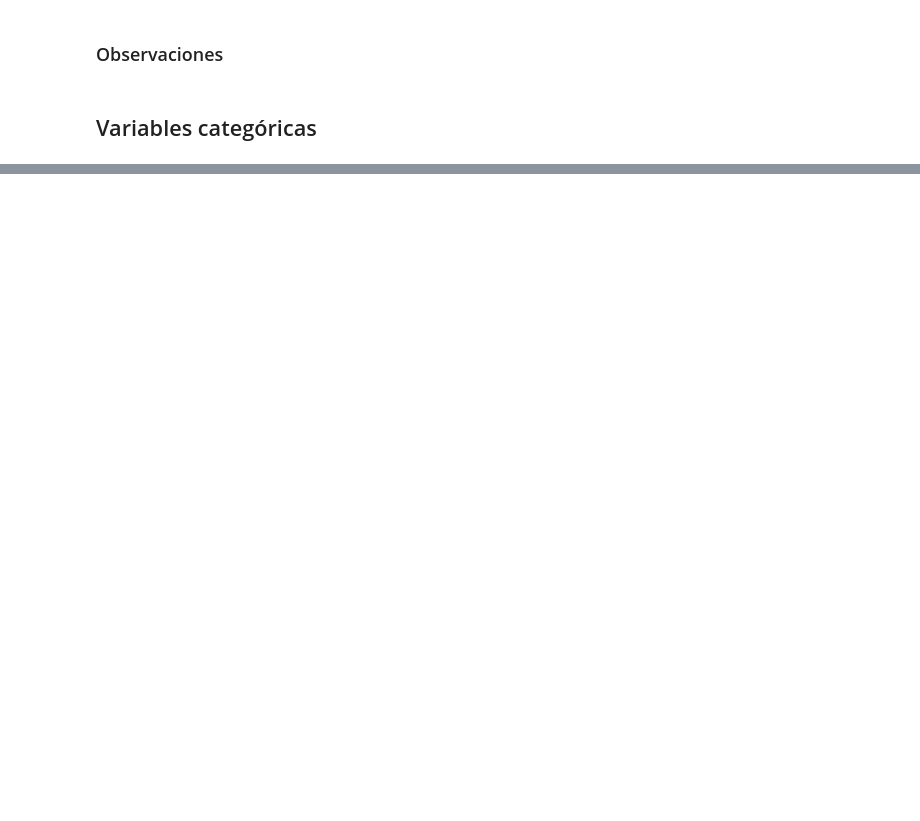
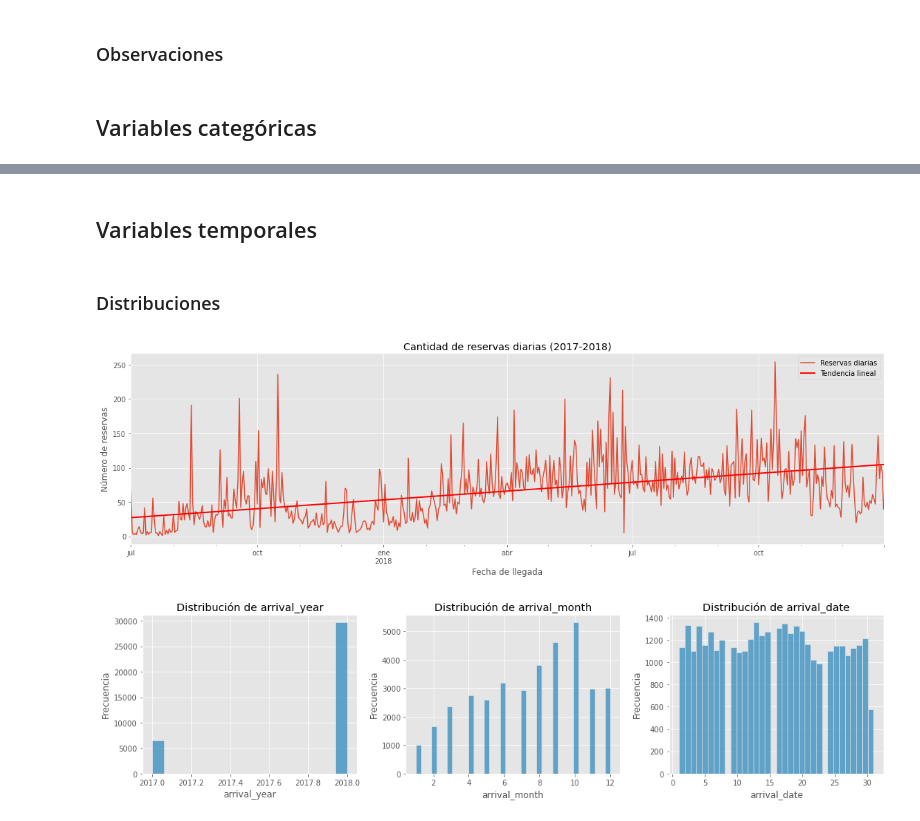
Before and after one commit to YacoCappelletti/analisis_reservas_hotel_dev, a Jupyter notebook: analisis_reservas_hotel_2.ipynb, the cells around one changed output, grey strips where cells are left out. Cells and saved outputs as stored; diff of their text form; code cells hidden in the pictures; blank space fills up the shorter version.

```diff
--- a/analisis_reservas_hotel_2.ipynb
+++ b/analisis_reservas_hotel_2.ipynb
@@ -169,0 +267,20 @@ display(top_10_corr_full)
+# %%
+# Configurar estilo para las tablas
+plt.style.use('ggplot')
+from IPython.display import HTML, display
+
+display(HTML("<style>.container { width:100% !important; }</style>"))
+
+# Crear función para mostrar tablas con título
+def display_freq_table(col):
+    freq_table = pd.DataFrame({
+        'Frecuencia Absoluta': df[col].value_counts(),
+        'Frecuencia Relativa (%)': (df[col].value_counts(normalize=True) * 100).round(2)
+    })
+
+    display(HTML(f"<h3 style='text-align: center;'>Distribución de {col}</h3>"))
+    display(HTML(f"<div style='display: flex; justify-content: center;'><div style='margin: 10px;'>{freq_table.to_html()}</div></div>"))
+
+# Mostrar tablas para cada variable categórica
+for col in categorical_cols:
+    display_freq_table(col)
@@ -169,0 +336,55 @@ display(top_10_corr_full)
+# %% [markdown]
+## Variables temporales
+# %% [markdown]
+### Distribuciones
+# %%
+# Asegurarse de que las variables temporales sean del tipo adecuado
+# Convertir las columnas de fecha a tipo datetime
+# Asegurarse de que las variables temporales sean del tipo adecuado
+# Convertir las columnas de fecha a tipo datetime y manejar fechas inválidas
+df['arrival_date_complete'] = pd.to_datetime(df['arrival_year'].astype(str) + '-' + df['arrival_month'].astype(str) + '-' + df['arrival_date'].astype(str), errors='coerce')
+
+# Eliminar filas con fechas inválidas
+df.dropna(subset=['arrival_date_complete'], inplace=True)
+# Agrupar por fecha completa y contar el número de reservas diarias
+daily_reservations = df.groupby('arrival_date_complete').size()
+
+# Agregar un gráfico de líneas de la cantidad de reservas diarias durante los 2 años con línea de tendencia lineal
+plt.figure(figsize=(16, 5))
+daily_reservations.plot(label='Reservas diarias')
+
+# Línea de tendencia lineal
+x = np.arange(len(daily_reservations))
+y = daily_reservations.values
+coef = np.polyfit(x, y, 1)
+linear_trend = np.polyval(coef, x)
+plt.plot(daily_reservations.index, linear_trend, color='red', linewidth=2, label='Tendencia lineal')
+
+plt.title('Cantidad de reservas diarias (2017-2018)')
+plt.xlabel('Fecha de llegada')
+plt.ylabel('Número de reservas')
+plt.legend()
+plt.tight_layout()
+plt.show()
+
+df['arrival_year'] = df['arrival_year'].astype(int)
+df['arrival_month'] = df['arrival_month'].astype(int)
+df['arrival_date'] = df['arrival_date'].astype(int)
+
+# Visualizar distribuciones de variables temporales
+num_vars = len(temporal_cols)
+n_cols = 3
+n_rows = math.ceil(num_vars / n_cols)
+
+plt.figure(figsize=(5 * n_cols, 4 * n_rows))
+for i, col in enumerate(temporal_cols):
+    plt.subplot(n_rows, n_cols, i + 1)
+    sns.histplot(df[col], kde=False)
+    plt.title(f'Distribución de {col}')
+    plt.xlabel(col)
+    plt.ylabel('Frecuencia')
+plt.tight_layout()
+plt.show()
+# %% [output]
+[figure, added]
+[figure, added]
```
Also changed, not shown: parts of 29 cells of this notebook.
